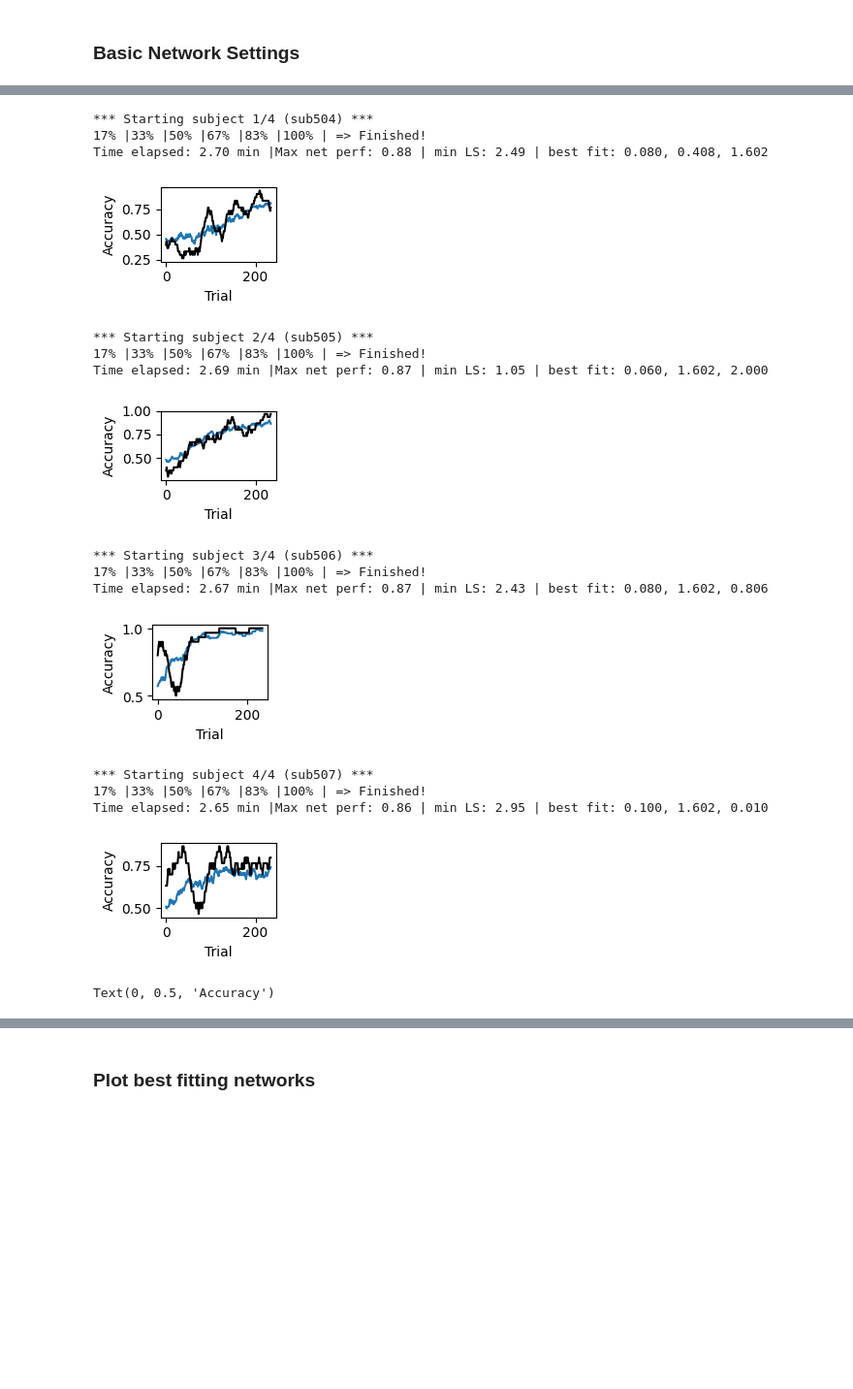
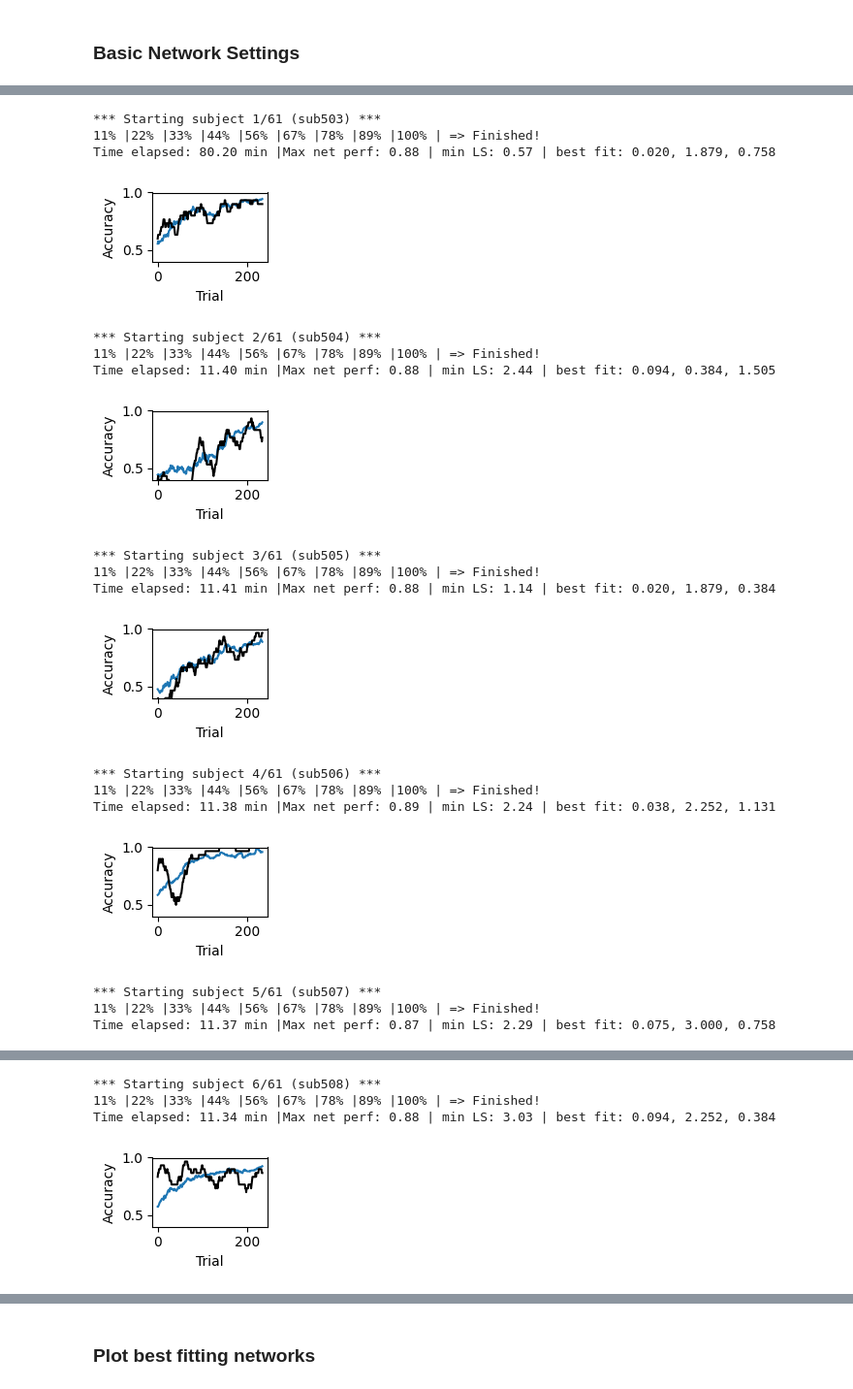
Before and after one commit to theoschaefer/orthoreplay, a Jupyter notebook: nico_models/nico_network_notebook.ipynb, the cells around one changed output, grey strips where cells are left out. Shown at 97% size. Cells and saved outputs as stored; diff of their text form; code cells hidden in the pictures; blank space fills up the shorter version.

Commit message:
improbements to do more in the same loop. basis for results shown at RLDM

```diff
--- a/nico_models/nico_network_notebook.ipynb
+++ b/nico_models/nico_network_notebook.ipynb
@@ -4,6 +4,7 @@
 import os
 import sys
 import time
+import pickle
 # Add the parent directory to the Python path
 parent_dir = os.path.abspath(os.path.join(os.getcwd(), ".."))
 sys.path.append(parent_dir)
@@ -31,7 +32,12 @@ from stateformation_get_input_output_passive_block import rewardfun
 from stateformation_get_input_output_passive_block import input2state
 
 # which subjects to use (set to subset to increase speed ...)
-subjs = ['sub504', 'sub505', 'sub506', 'sub507']
+subjs = ['sub503','sub504', 'sub505', 'sub506', 'sub507', 'sub508', 'sub509', 'sub510',
+ 'sub511', 'sub512', 'sub513', 'sub514', 'sub515', 'sub516', 'sub517', 'sub518', 'sub519', 'sub521', 'sub522', 'sub523', 'sub524', 'sub525', 'sub526', 'sub527', 'sub528', 'sub529', 'sub530',
+  'sub531', 'sub532', 'sub533', 'sub534', 'sub535', 'sub536', 'sub537', 'sub538', 'sub539', 'sub540',
+  'sub541', 'sub542', 'sub543', 'sub544', 'sub545', 'sub546', 'sub547', 'sub548', 'sub549', 'sub550',
+  'sub551', 'sub552', 'sub553', 'sub554', 'sub555', 'sub556', 'sub557', 'sub558', 'sub559', 'sub560',
+  'sub561', 'sub562', 'sub563', 'sub564']
 
 allsubjs = ['sub501', 'sub502', 'sub503', 'sub504', 'sub505', 'sub506', 'sub507', 'sub508', 'sub509', 'sub510',
  'sub511', 'sub512', 'sub513', 'sub514', 'sub515', 'sub516', 'sub517', 'sub518', 'sub519',
@@ -42,14 +48,16 @@ allsubjs = ['sub501', 'sub502', 'sub503', 'sub504', 'sub505', 'sub506', 'sub507'
   'sub561', 'sub562', 'sub563', 'sub564']
 
 n_blocks = 11
-n_trials = 462 # 256 when only using active trials
+n_trials = 462 #
 n_passive_trials = 198
-n_active_trials = 264 # 256 when only using active trials
+n_active_trials = 264 #
+blocksize = 42
 n_subj = len(subjs)
 stepidx = np.array([
     [0, 1, 2, 3, 4, 5, 6, 7, 8, 9],  # First row
     [0, 1, 2, 3, 10, 11, 12, 13, 14, 15]  # Second row
 ])
+all_states = ['a1_l', 'a2_l', 'a3_l', 'a4_l', 'b1_l', 'b2_l', 'b3_l', 'b4_l']
 # %% [markdown]
 ### Define Custom functions for averaging etc
 # %%
@@ -472,24 +527,15 @@ for subj_idx, csub in enumerate(subjs):
                             caccuracies[active_index, citer] = (predicted_node == target_node).item()
                             cpes[active_index, citer] = np.abs((output.item()-target_value.item()))
                             active_index +=1
-                            #csubjcorrect.append(participant_correct)
 
                 # Store results
                 loss_array[lr_idx, g_idx, fg_idx, subj_idx, :] = np.mean(closses, axis = 1)
-                # results["losses"][csub][learning_rate][rnn_gain][fc_gain] = np.mean(closses, axis = 1)
                 acc_array[lr_idx, g_idx, fg_idx, subj_idx, :] = np.mean(caccuracies, axis = 1)
-                #results["accuracies"][csub][learning_rate][rnn_gain][fc_gain] = np.mean(caccuracies, axis = 1)
                 rewards_array[lr_idx, g_idx, fg_idx, subj_idx, :] = np.mean(crewards, axis = 1)
-                #results["rewards"][csub][learning_rate][rnn_gain][fc_gain] = np.mean(crewards, axis = 1)
                 pes_array[lr_idx, g_idx, fg_idx, subj_idx, :] = np.mean(cpes, axis = 1)
-                #results["pes"][csub][learning_rate][rnn_gain][fc_gain] = np.mean(cpes, axis = 1)
                 weights_array[lr_idx, g_idx, fg_idx, subj_idx, :, :] = np.mean(cweights, axis = 2)
-                #results["weights"][csub][learning_rate][rnn_gain][fc_gain] = np.mean(cweights, axis = 2)
                 # negative log likelihood
-                #prob_array[lr_idx, g_idx, fg_idx, subj_idx, :, :] = np.array(np.mean(cprobs, axis = 1))  # Convert to numpy array
-                  # Clip probabilities to avoid log(0)
                 nll_array[lr_idx, g_idx, fg_idx, subj_idx, :] = -np.log(np.clip(np.mean(cprobs, axis = 1), 1e-5, 1 - 1e-5))
-                #results["nll"][csub][learning_rate][rnn_gain][fc_gain] = -np.log(np.mean(cprobs, axis = 1))
         cpercent = 100 * (lr_idx + 1) / n_lr
         print(f"{cpercent:.0f}%", end=" |")
     print(f" => Finished!")
@@ -499,50 +545,61 @@ for subj_idx, csub in enumerate(subjs):
     cdata = acc_array[:, :, :, subj_idx, :]
     reshaped_data = cdata.reshape(-1, n_active_trials)  # Reshape to (n_lr * n_rg * n_fg, n_active_trials)
     # Apply running_average to each row
     smoothed_data = np.array([running_average(reshaped_data[i,:], window_size = win_size) for i in range(reshaped_data.shape[0])])
     smoothed_behavior = running_average(choiceacc_array[subj_idx, :]*1, window_size = win_size)
     LS = np.sum((smoothed_data[:,:] - smoothed_behavior[:])**2, axis=1)
     cidx = np.argmin(LS)
     i, j, k = np.unravel_index(cidx, (n_lr, n_rg, n_fg))
     mean_acc_current_subj = np.nanmean(cdata, axis=-1)  # Shape: (n_lr, n_rg, n_fg)
     max_acc = np.nanmax(mean_acc_current_subj)
 
     best_subj_net[:,subj_idx] = [i, j, k]#np.unravel_index(np.argmin(sum_prob[:, :, :, subj_idx]), sum_prob[:, :, :, subj_idx].shape)
     net_perf[subj_idx, :] = smoothed_data[cidx,:]
     subj_perf[subj_idx, :] = smoothed_behavior
     subj_weights[subj_idx, :, :] = weights_array[best_subj_net[0,subj_idx], best_subj_net[1,subj_idx], best_subj_net[2,subj_idx], subj_idx, :, :]
 
+    # compute state correlation matrix
+    rnnreps = passive_rnn_last_outs[:, :, i, j, k, subj_idx]
+    fcreps = passive_fc_hidden_outs[:, :, i, j, k, subj_idx]
+    inputs = np.transpose(np.sum(passive_inputs_outs[:, :, :, subj_idx], axis = 0))
+    state_corr_rnn_all[:, :, :, subj_idx] = compute_state_corr_mat(rnnreps, states, passive_idx, all_states=all_states, n_blocks=n_blocks, blocksize=blocksize)
+    state_corr_fc_all[:, :, :, subj_idx] = compute_state_corr_mat(fcreps, states, passive_idx, all_states=all_states, n_blocks=n_blocks, blocksize=blocksize)
+    input_corr_all[:, :, :, subj_idx] = compute_state_corr_mat(inputs, states, passive_idx, all_states=all_states, n_blocks=n_blocks, blocksize=blocksize)
+
     print(f"Max net perf: {max_acc:.2f} | min LS: {np.nanmin(LS):.2f} | best fit: {learning_rates[i]:.3f}, {rnn_gains[j]:.3f}, {fc_gains[k]:.3f}")
 
     plt.figure(figsize=(2, 1.5))  # Small size: width=4, height=3 inches
     plt.plot(smoothed_data[cidx, :], linewidth=1.5)
     plt.plot(smoothed_behavior, color='black', linewidth=1.5)
     plt.xlabel("Trial", fontsize=10)
     plt.ylabel("Accuracy", fontsize=10)
+    plt.ylim(0.4, 1)
     plt.tight_layout()  # Removes extra whitespace
     plt.show()
 
-plt.figure(figsize=(12, 6))
+plt.figure(figsize=(4, 3))
 #plt.subplot(1, 2, 1)
-plt.plot(np.nanmean(subj_perf, axis = 0), color = 'blue')
-plt.plot(np.nanmean(net_perf, axis = 0), color = 'black')
+plt.plot(np.nanmean(subj_perf, axis = 0), linewidth = 1.5)
+plt.plot(np.nanmean(net_perf, axis = 0), color = 'black', linewidth = 1.5)
 plt.xlabel("Trial")
 plt.ylabel("Accuracy")
 # %% [output]
-*** Starting subject 1/4 (sub504) ***
-17% |33% |50% |67% |83% |100% | => Finished!
-Time elapsed: 2.70 min |Max net perf: 0.88 | min LS: 2.49 | best fit: 0.080, 0.408, 1.602
+*** Starting subject 1/61 (sub503) ***
+11% |22% |33% |44% |56% |67% |78% |89% |100% | => Finished!
+Time elapsed: 80.20 min |Max net perf: 0.88 | min LS: 0.57 | best fit: 0.020, 1.879, 0.758
-[figure, old version]
+[figure, new version]
-*** Starting subject 2/4 (sub505) ***
-17% |33% |50% |67% |83% |100% | => Finished!
-Time elapsed: 2.69 min |Max net perf: 0.87 | min LS: 1.05 | best fit: 0.060, 1.602, 2.000
+*** Starting subject 2/61 (sub504) ***
+11% |22% |33% |44% |56% |67% |78% |89% |100% | => Finished!
+Time elapsed: 11.40 min |Max net perf: 0.88 | min LS: 2.44 | best fit: 0.094, 0.384, 1.505
-[figure, old version]
+[figure, new version]
-*** Starting subject 3/4 (sub506) ***
-17% |33% |50% |67% |83% |100% | => Finished!
-Time elapsed: 2.67 min |Max net perf: 0.87 | min LS: 2.43 | best fit: 0.080, 1.602, 0.806
+*** Starting subject 3/61 (sub505) ***
+11% |22% |33% |44% |56% |67% |78% |89% |100% | => Finished!
+Time elapsed: 11.41 min |Max net perf: 0.88 | min LS: 1.14 | best fit: 0.020, 1.879, 0.384
-[figure, old version]
+[figure, new version]
-*** Starting subject 4/4 (sub507) ***
-17% |33% |50% |67% |83% |100% | => Finished!
-Time elapsed: 2.65 min |Max net perf: 0.86 | min LS: 2.95 | best fit: 0.100, 1.602, 0.010
+*** Starting subject 4/61 (sub506) ***
+11% |22% |33% |44% |56% |67% |78% |89% |100% | => Finished!
+Time elapsed: 11.38 min |Max net perf: 0.89 | min LS: 2.24 | best fit: 0.038, 2.252, 1.131
-[figure, old version]
+[figure, new version]
-Text(0, 0.5, 'Accuracy')
+*** Starting subject 5/61 (sub507) ***
+11% |22% |33% |44% |56% |67% |78% |89% |100% | => Finished!
+Time elapsed: 11.37 min |Max net perf: 0.87 | min LS: 2.29 | best fit: 0.075, 3.000, 0.758
@@ -549,0 +607,4 @@ Text(0, 0.5, 'Accuracy')
+*** Starting subject 6/61 (sub508) ***
+11% |22% |33% |44% |56% |67% |78% |89% |100% | => Finished!
+Time elapsed: 11.34 min |Max net perf: 0.88 | min LS: 3.03 | best fit: 0.094, 2.252, 0.384
+[figure, added]
```
Also changed, not shown: parts of 8 cells of this notebook, 1 other file.
